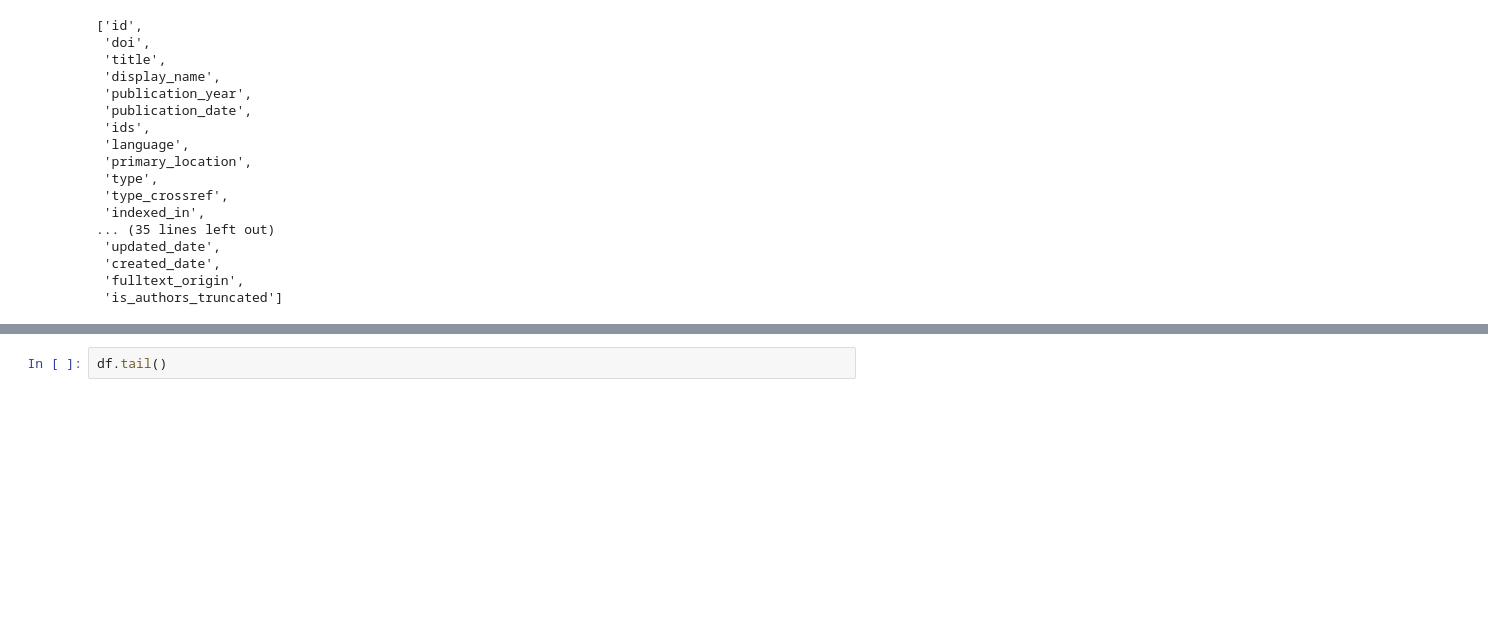
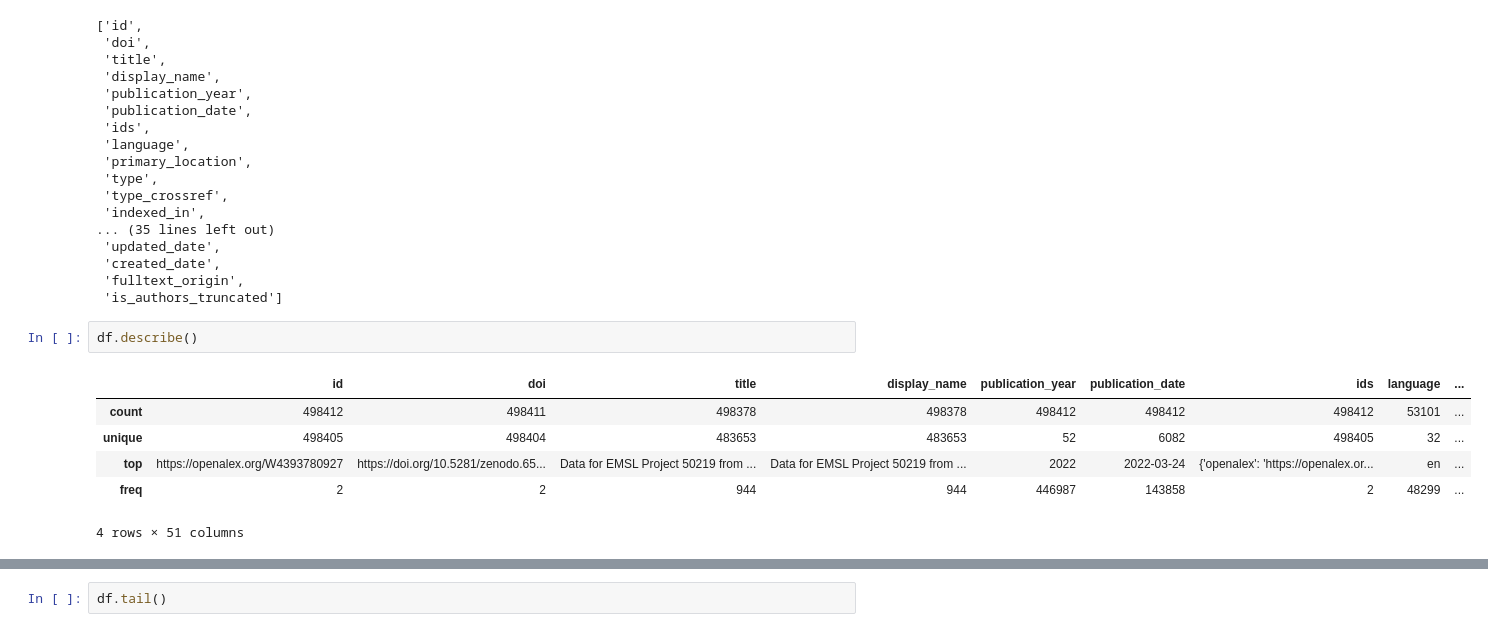
Before and after one commit to senderrr/OpenAlex, a Jupyter notebook: OpenAlex.ipynb, the cells around one changed output, grey strips where cells are left out. Cells and saved outputs as stored; diff of their text form; blank space fills up the shorter version.

Commit message:
Cleaned up code and new exploratory data searching

```diff
--- a/OpenAlex.ipynb
+++ b/OpenAlex.ipynb
@@ -88,3 +87,12 @@ list(df)
  'created_date',
  'fulltext_origin',
  'is_authors_truncated']
+# %%
+df.describe()
+# %% [output]
+|  | id | doi | title | display_name | publication_year | publication_date | ids | language | ... |
+| count | 498412 | 498411 | 498378 | 498378 | 498412 | 498412 | 498412 | 53101 | ... |
+| unique | 498405 | 498404 | 483653 | 483653 | 52 | 6082 | 498405 | 32 | ... |
+| top | https://openalex.org/W4393780927 | https://doi.org/10.5281/zenodo.65... | Data for EMSL Project 50219 from ... | Data for EMSL Project 50219 from ... | 2022 | 2022-03-24 | {'openalex': 'https://openalex.or... | en | ... |
+| freq | 2 | 2 | 944 | 944 | 446987 | 143858 | 2 | 48299 | ... |
+4 rows × 51 columns
```
Also changed, not shown: parts of 3 cells of this notebook.
